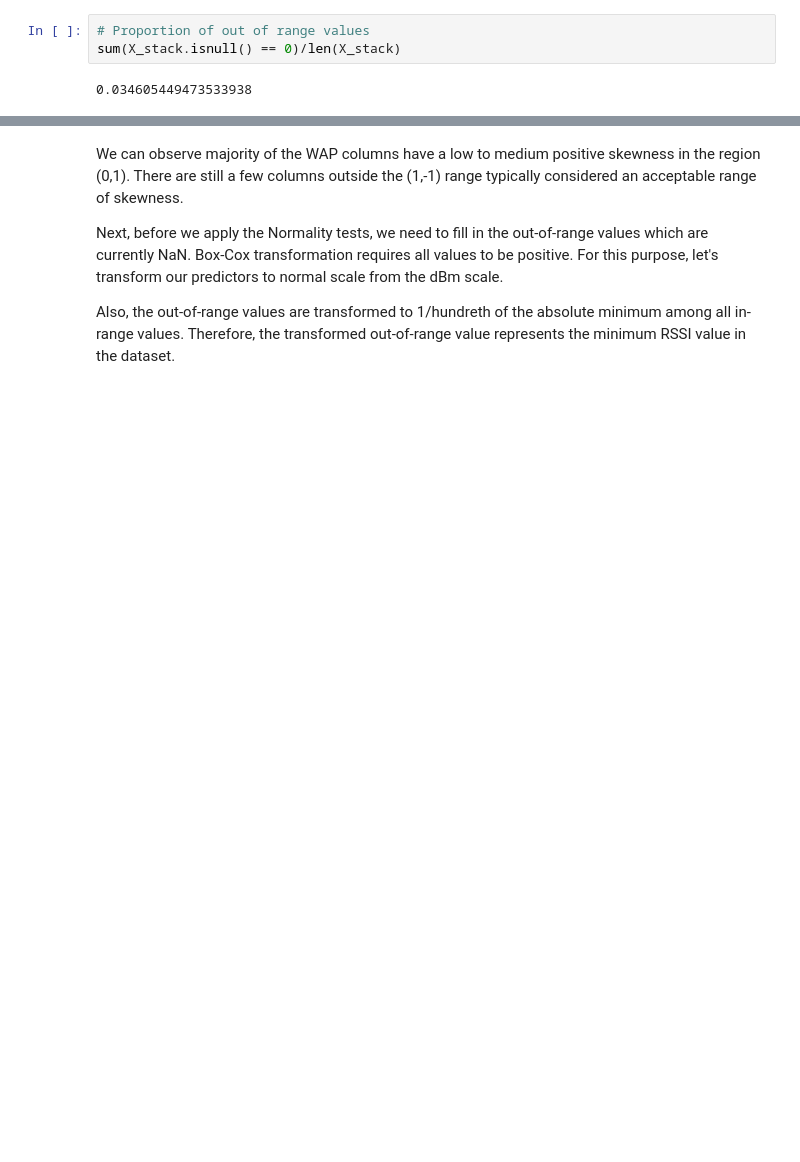
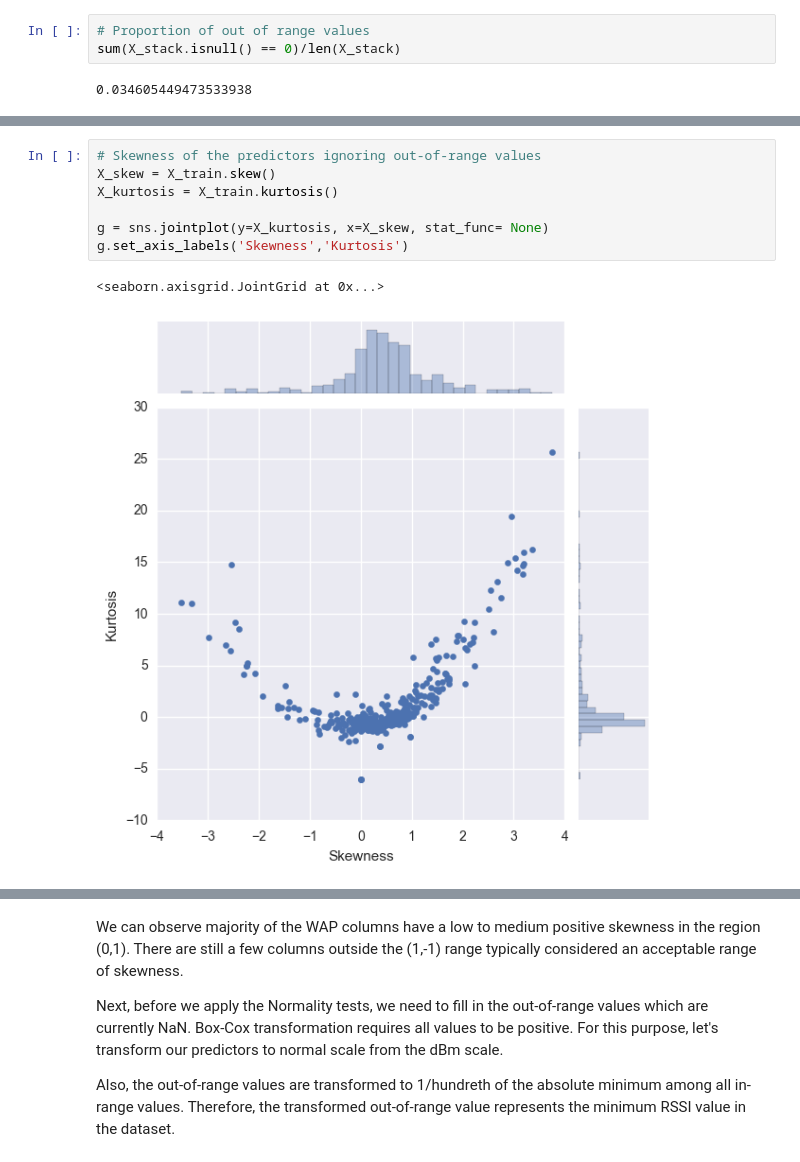
Before and after one commit to sharan-naribole/wlan_localization, a Jupyter notebook: UJIIndoorLoc .ipynb, the cells around one changed output, grey strips where cells are left out. Cells and saved outputs as stored; diff of their text form; blank space fills up the shorter version.

```diff
--- a/UJIIndoorLoc .ipynb
+++ b/UJIIndoorLoc .ipynb
@@ -212,0 +252,10 @@ After removing predictors with no in-range values (19861, 465)
+# %%
+# Skewness of the predictors ignoring out-of-range values
+X_skew = X_train.skew()
+X_kurtosis = X_train.kurtosis()
+
+g = sns.jointplot(y=X_kurtosis, x=X_skew, stat_func= None)
+g.set_axis_labels('Skewness','Kurtosis')
+# %% [output]
+<seaborn.axisgrid.JointGrid at 0x...>
+[figure, added]
```
Also changed, not shown: parts of 42 cells of this notebook, 13 other files.
